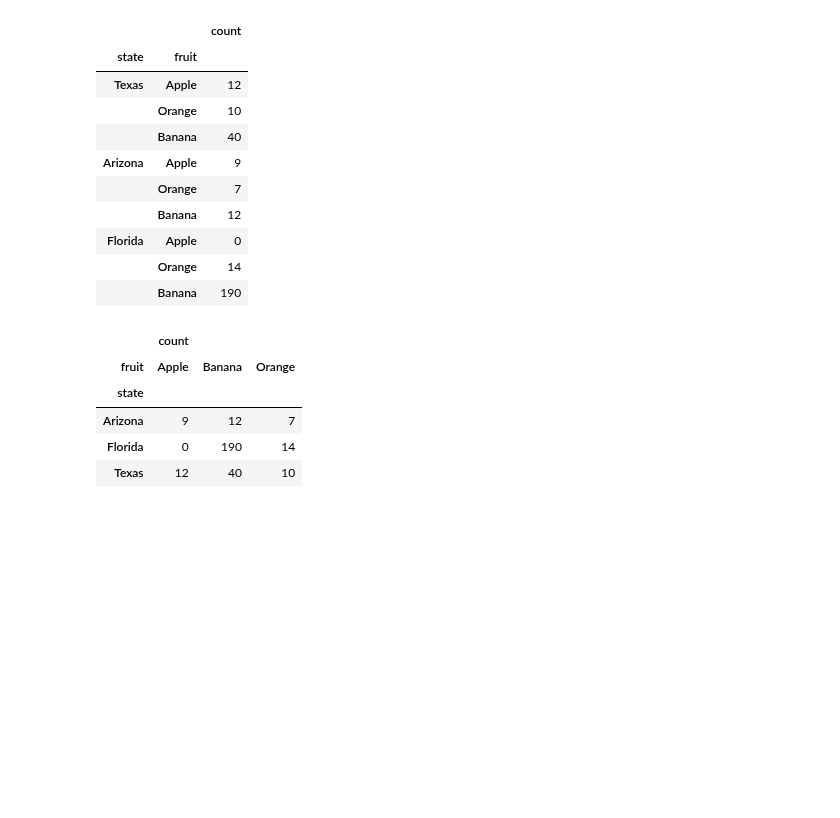
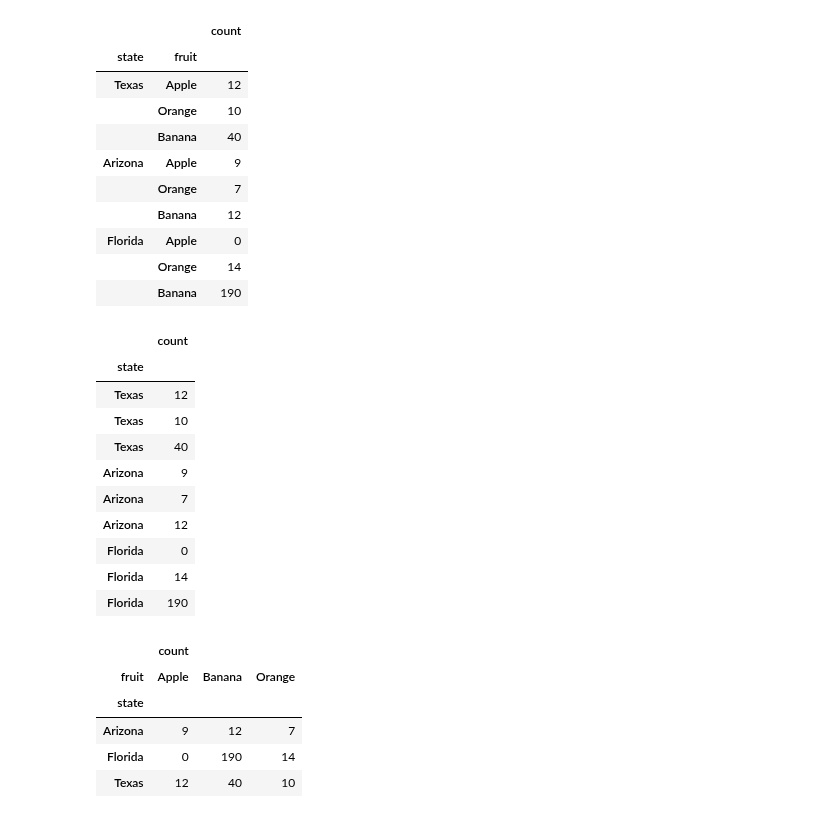
Before and after one commit to mein0121/Python_JupyterNotebook, a Jupyter notebook: 4.Pandas/06_DataFrame_재구조화.ipynb, the cells around one changed output. Cells and saved outputs as stored; diff of their text form; code cells hidden in the pictures; blank space fills up the shorter version.

```diff
--- a/4.Pandas/06_DataFrame_재구조화.ipynb
+++ b/4.Pandas/06_DataFrame_재구조화.ipynb
@@ -234,6 +234,20 @@ s
 | Florida | Apple | 0 |
 |  | Orange | 14 |
 |  | Banana | 190 |
+# %%
+s.droplevel(level=1,axis=0)
+# %% [output]
+|  | count |
+| state |  |
+| Texas | 12 |
+| Texas | 10 |
+| Texas | 40 |
+| Arizona | 9 |
+| Arizona | 7 |
+| Arizona | 12 |
+| Florida | 0 |
+| Florida | 14 |
+| Florida | 190 |
 # %%
 s.unstack() # 가장 안쪽 level의 index가 컬럼으로 변환된다.
 # %% [output]
```
Also changed, not shown: parts of 4 cells of this notebook, 9 other files.
